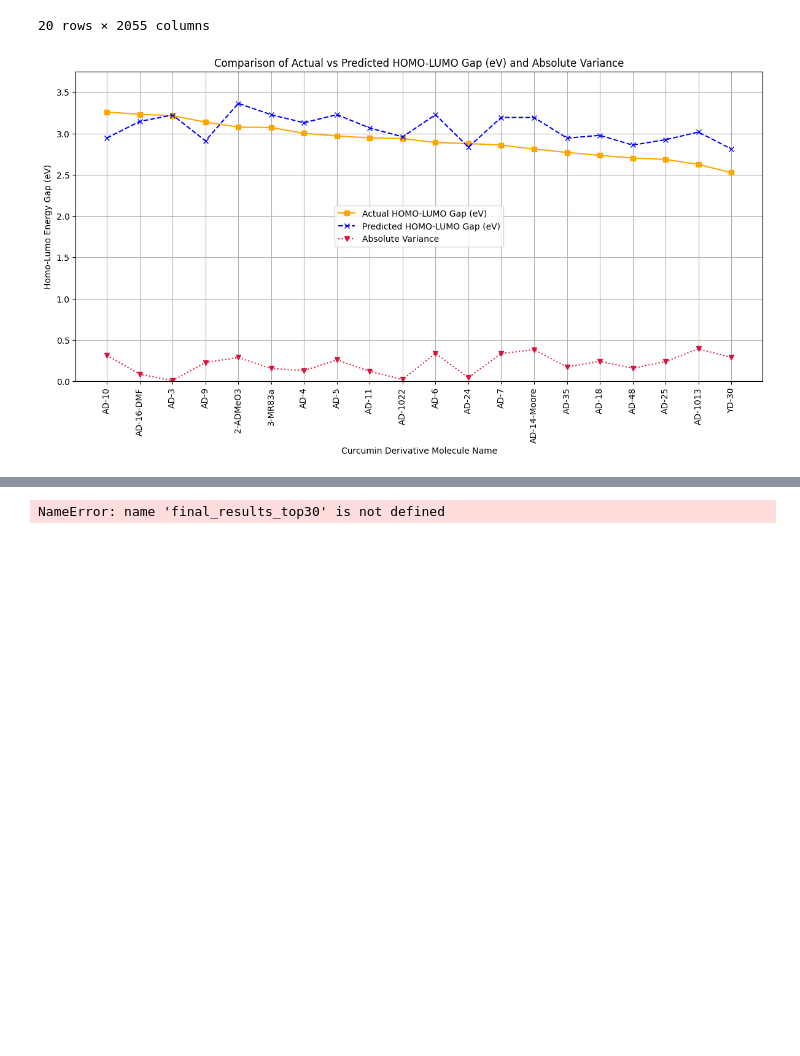
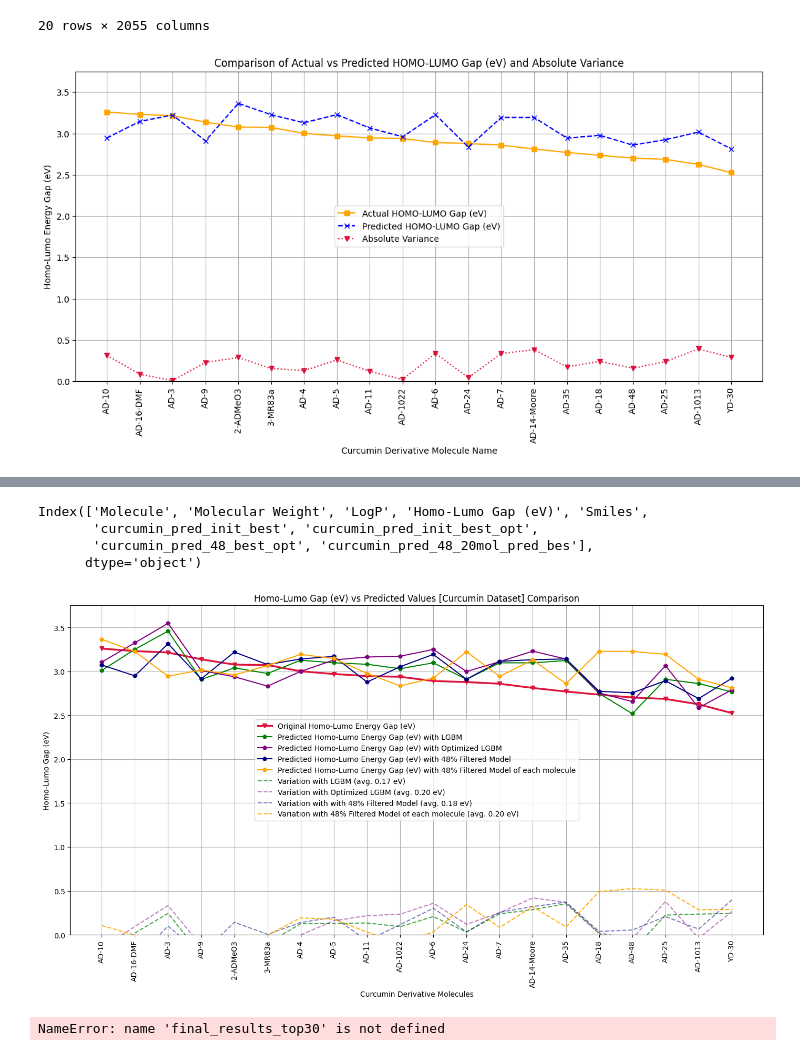
Before and after one commit to chamodpeiris/Curcumin_BendGap_Cheminfo, a Jupyter notebook: Cucumines/cucurmin_solutions/Solution04_RemovedMolecules/Phase02B_20MolSimilarity_Removed.ipynb, the cells around one changed output, grey strips where cells are left out. Saved outputs shown, nothing was run; the diff lists cells and outputs as text; code cells hidden in the pictures; blank space fills up the shorter version.

```diff
--- a/Cucumines/cucurmin_solutions/Solution04_RemovedMolecules/Phase02B_20MolSimilarity_Removed.ipynb
+++ b/Cucumines/cucurmin_solutions/Solution04_RemovedMolecules/Phase02B_20MolSimilarity_Removed.ipynb
@@ -638 +644,4 @@ Overall R² score: -0.38674
 Overall RMSE value: 0.05711
+# %%
+data = pd.read_excel(r"C:\Users\Chamod Peiris\OneDrive - Chulalongkorn University\MS_Projects\Cheminformatics\Curcumin_EnergyGap\Curcumin_Masked_Data_Training_FInal.xlsx")
+data.head(2)
@@ -639,3 +652,74 @@ Overall RMSE value: 0.05711
+# %%
+data.columns
+# %% [output]
+Index(['Molecule', 'Molecular Weight', 'LogP', 'Homo-Lumo Gap (eV)', 'Smiles',
+       'curcumin_pred_init_best', 'curcumin_pred_init_best_opt',
+       'curcumin_pred_48_best_opt', 'curcumin_pred_48_20mol_pred_bes'],
+      dtype='object')
+# %%
+import matplotlib.pyplot as plt
+import numpy as np
+
+# Assuming `data` is your DataFrame and contains the necessary columns
+
+# Calculate the variations
+variation_lgbm = data['curcumin_pred_init_best'] - data['Homo-Lumo Gap (eV)']
+variation_optimized_lgbm = data['curcumin_pred_init_best_opt'] - data['Homo-Lumo Gap (eV)']
+variation_48percent = data['curcumin_pred_48_best_opt'] - data['Homo-Lumo Gap (eV)']
+variation_48percent_each_mol = data['curcumin_pred_48_20mol_pred_bes'] - data['Homo-Lumo Gap (eV)']
+
+# Calculate the average variations
+avg_variation_lgbm = np.mean(np.abs(variation_lgbm))
+avg_variation_optimized_lgbm = np.mean(np.abs(variation_optimized_lgbm))
+avg_variation_48percent = np.mean(np.abs(variation_48percent))
+avg_variation_48percent_each_mol = np.mean(np.abs(variation_48percent_each_mol))
+
+# Plotting the original GAP and the predicted values from both models
+plt.figure(figsize=(14, 7))
+
+# Plot original Homo-Lumo Gap (eV)
+plt.plot(data['Molecule'], data['Homo-Lumo Gap (eV)'], marker='v', label='Original Homo-Lumo Energy Gap (eV)', color="crimson", linewidth = 2.5)
+
+# Plot predicted Homo-Lumo Gap (eV) using curcumin_pred_init_best
+plt.plot(data['Molecule'], data['curcumin_pred_init_best'], marker='p', label='Predicted Homo-Lumo Energy Gap (eV) with LGBM', color="green")
+
+# Plot predicted Homo-Lumo Gap (eV) using curcumin_pred_init_best_opt
+plt.plot(data['Molecule'], data['curcumin_pred_init_best_opt'], marker='p', label='Predicted Homo-Lumo Energy Gap (eV) with Optimized LGBM', color="purple")
+
+#Plot predicted Homo-Lumo Gap (eV) using curcumin_pred_48_best_opt
+plt.plot(data['Molecule'], data['curcumin_pred_48_best_opt'], marker='p', label=f'Predicted Homo-Lumo Energy Gap (eV) with 48% Filtered Model', color="navy")
+
+#Plot predicted Homo-Lumo Gap (eV) using curcumin_pred_48_20mol_pred_bes
+plt.plot(data['Molecule'], data['curcumin_pred_48_20mol_pred_bes'], marker='p', label=f'Predicted Homo-Lumo Energy Gap (eV) with 48% Filtered Model of each molecule', color="orange")
+
+# Plot variation lines
+plt.plot(data['Molecule'], variation_lgbm, linestyle='--', color='green', alpha=0.7, label=f'Variation with LGBM (avg. {avg_variation_lgbm:.2f} eV)')
+plt.plot(data['Molecule'], variation_optimized_lgbm, linestyle='--', color='purple', alpha=0.5, label=f'Variation with Optimized LGBM (avg. {avg_variation_optimized_lgbm:.2f} eV)')
+plt.plot(data['Molecule'], variation_48percent, linestyle='--', color='navy', alpha=0.5, label=f'Variation with with 48% Filtered Model (avg. {avg_variation_48percent:.2f} eV)')
+plt.plot(data['Molecule'], variation_48percent_each_mol, linestyle='--', color='orange', alpha=0.9, label=f'Variation with 48% Filtered Model of each molecule (avg. {avg_variation_48percent_each_mol:.2f} eV)')
+
+# Labeling the axes
+plt.xlabel('Curcumin Derivative Molecules')
+plt.ylabel('Homo-Lumo Gap (eV)')
+
+# Adding grid, layout, and title
+plt.grid(True)
+plt.tight_layout()
+plt.title('Homo-Lumo Gap (eV) vs Predicted Values [Curcumin Dataset] Comparison')
+
+# Displaying legend with centered position
+plt.legend(loc='center')
+
+# Setting y-axis limits
+plt.ylim(0, 3.75)
+
+# Rotating x-axis labels for better readability
+plt.xticks(rotation=90)
+
+# Display the plot
+plt.show()
+# %% [output]
+[figure, added]
 # %%
 import plotly.graph_objects as go
 
```
Also changed, not shown: parts of 8 cells of this notebook, 2 other files.
